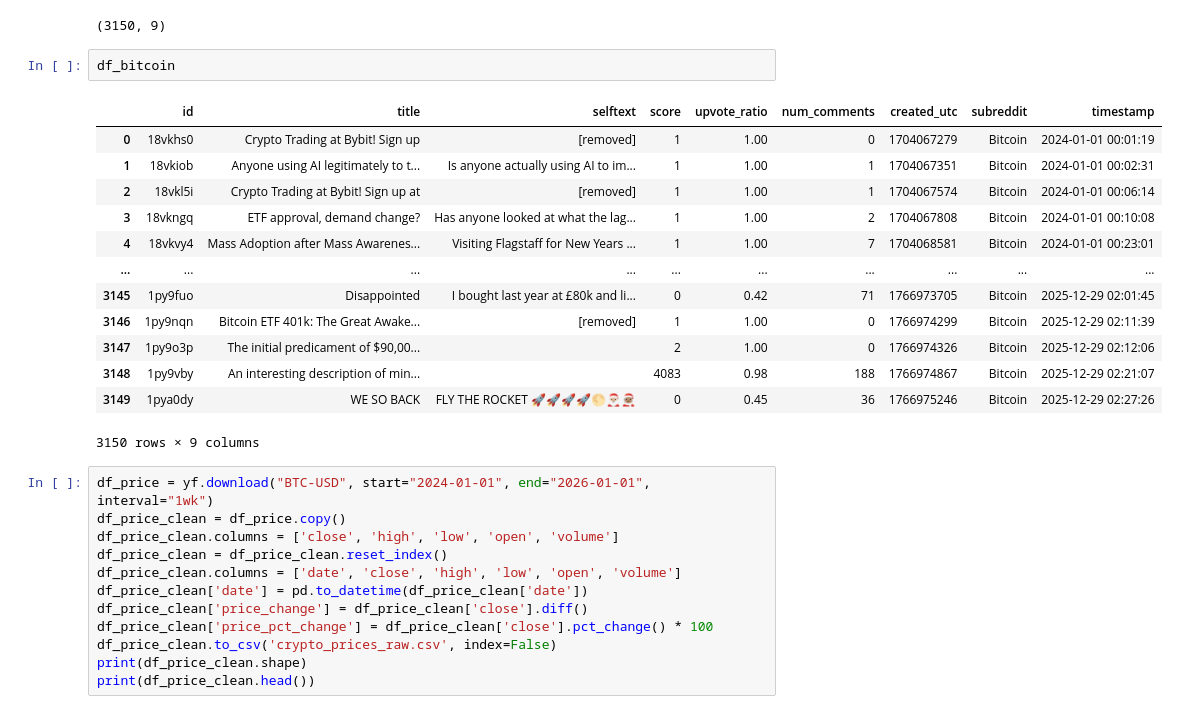
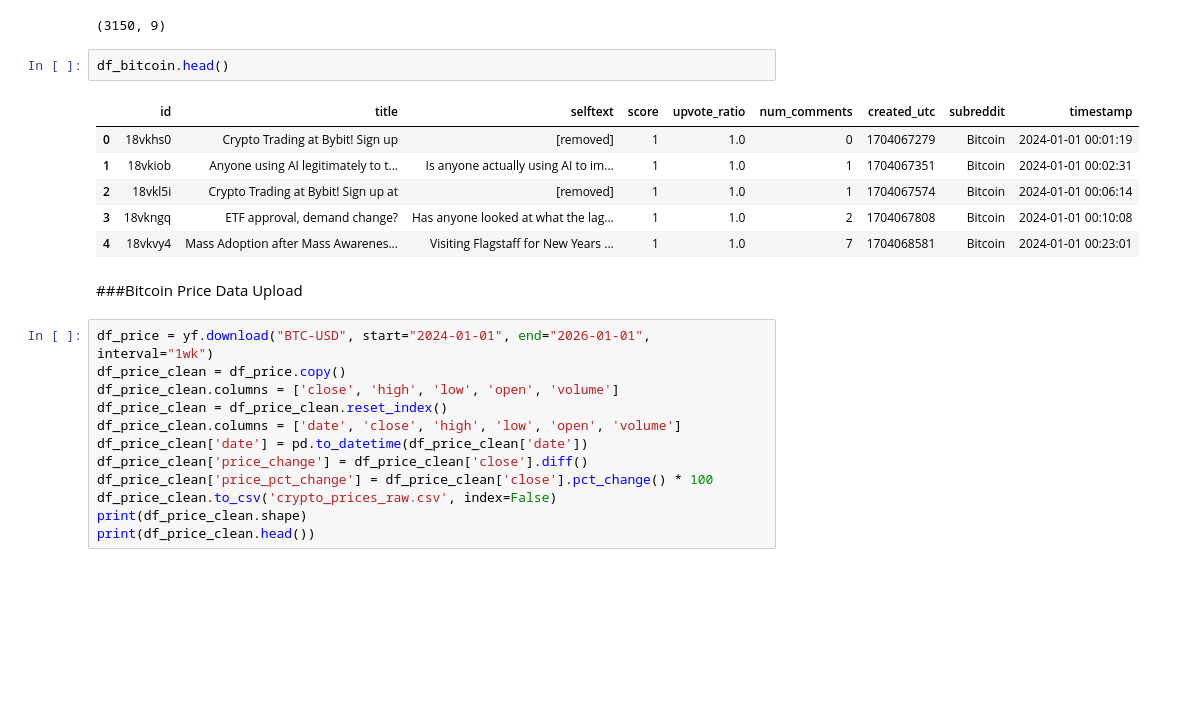
Before and after one commit to BenCoop16/IS-477, a Jupyter notebook: is477_proj_updated.ipynb, the cells around one changed output. Drawn from its saved outputs; the diff is of its cells as text; blank space fills up the shorter version.

```diff
--- a/is477_proj_updated.ipynb
+++ b/is477_proj_updated.ipynb
@@ -72,21 +84,16 @@ print(df_bitcoin.shape)
 # %% [output]
 (3150, 9)
 # %%
-df_bitcoin
+df_bitcoin.head()
 # %% [output]
 |  | id | title | selftext | score | upvote_ratio | num_comments | created_utc | subreddit | timestamp |
-| 0 | 18vkhs0 | Crypto Trading at Bybit! Sign up | [removed] | 1 | 1.00 | 0 | 1704067279 | Bitcoin | 2024-01-01 00:01:19 |
-| 1 | 18vkiob | Anyone using AI legitimately to t... | Is anyone actually using AI to im... | 1 | 1.00 | 1 | 1704067351 | Bitcoin | 2024-01-01 00:02:31 |
-| 2 | 18vkl5i | Crypto Trading at Bybit! Sign up at | [removed] | 1 | 1.00 | 1 | 1704067574 | Bitcoin | 2024-01-01 00:06:14 |
-| 3 | 18vkngq | ETF approval, demand change? | Has anyone looked at what the lag... | 1 | 1.00 | 2 | 1704067808 | Bitcoin | 2024-01-01 00:10:08 |
-| 4 | 18vkvy4 | Mass Adoption after Mass Awarenes... | Visiting Flagstaff for New Years ... | 1 | 1.00 | 7 | 1704068581 | Bitcoin | 2024-01-01 00:23:01 |
-| ... | ... | ... | ... | ... | ... | ... | ... | ... | ... |
-| 3145 | 1py9fuo | Disappointed | I bought last year at £80k and li... | 0 | 0.42 | 71 | 1766973705 | Bitcoin | 2025-12-29 02:01:45 |
-| 3146 | 1py9nqn | Bitcoin ETF 401k: The Great Awake... | [removed] | 1 | 1.00 | 0 | 1766974299 | Bitcoin | 2025-12-29 02:11:39 |
-| 3147 | 1py9o3p | The initial predicament of $90,00... |  | 2 | 1.00 | 0 | 1766974326 | Bitcoin | 2025-12-29 02:12:06 |
-| 3148 | 1py9vby | An interesting description of min... |  | 4083 | 0.98 | 188 | 1766974867 | Bitcoin | 2025-12-29 02:21:07 |
-| 3149 | 1pya0dy | WE SO BACK | FLY THE ROCKET 🚀🚀🚀🚀🌕🎅🏼🧑🏽‍🎄 | 0 | 0.45 | 36 | 1766975246 | Bitcoin | 2025-12-29 02:27:26 |
+| 0 | 18vkhs0 | Crypto Trading at Bybit! Sign up | [removed] | 1 | 1.0 | 0 | 1704067279 | Bitcoin | 2024-01-01 00:01:19 |
+| 1 | 18vkiob | Anyone using AI legitimately to t... | Is anyone actually using AI to im... | 1 | 1.0 | 1 | 1704067351 | Bitcoin | 2024-01-01 00:02:31 |
+| 2 | 18vkl5i | Crypto Trading at Bybit! Sign up at | [removed] | 1 | 1.0 | 1 | 1704067574 | Bitcoin | 2024-01-01 00:06:14 |
+| 3 | 18vkngq | ETF approval, demand change? | Has anyone looked at what the lag... | 1 | 1.0 | 2 | 1704067808 | Bitcoin | 2024-01-01 00:10:08 |
+| 4 | 18vkvy4 | Mass Adoption after Mass Awarenes... | Visiting Flagstaff for New Years ... | 1 | 1.0 | 7 | 1704068581 | Bitcoin | 2024-01-01 00:23:01 |
-3150 rows × 9 columns
+# %% [markdown]
+###Bitcoin Price Data Upload
 # %%
 df_price = yf.download("BTC-USD", start="2024-01-01", end="2026-01-01", interval="1wk")
 df_price_clean = df_price.copy()
```
Also changed, not shown: parts of 10 cells of this notebook.
